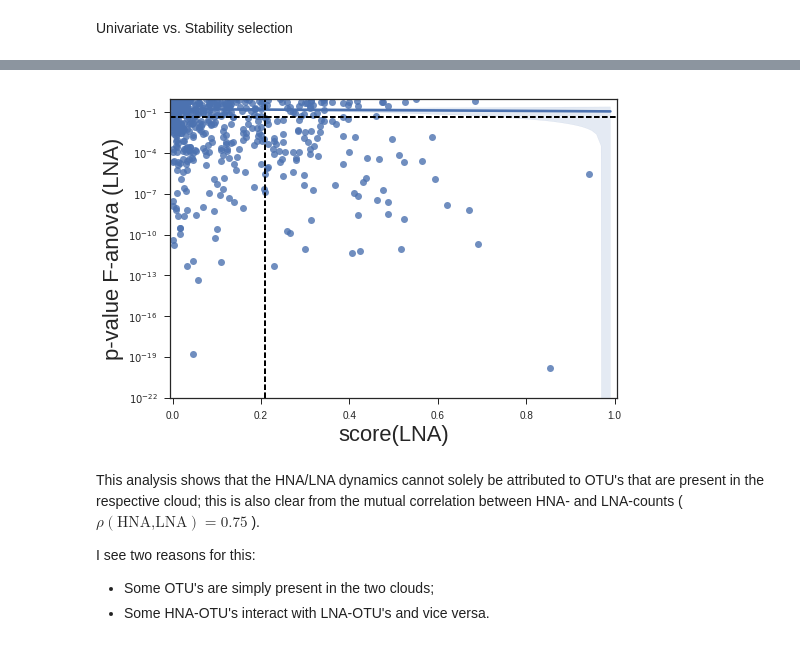
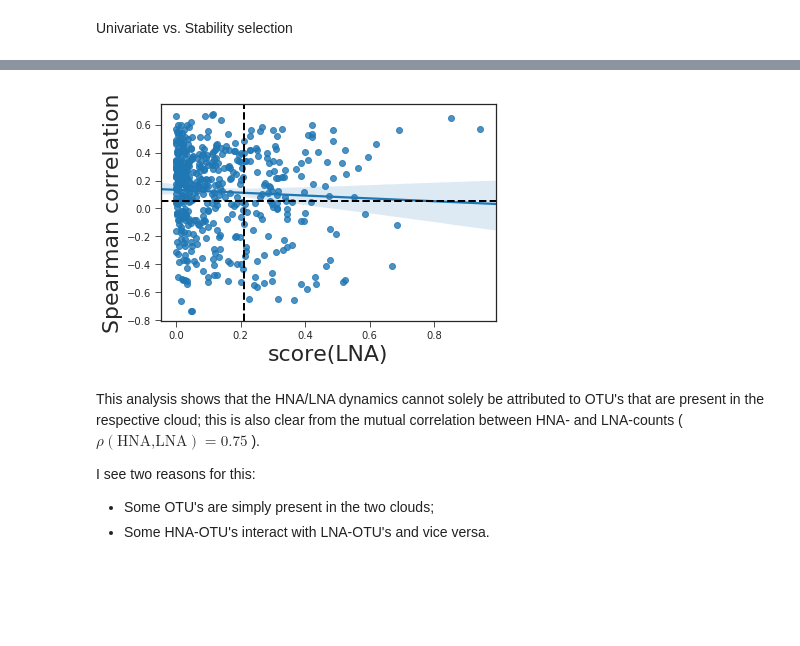
Before and after one commit to rprops/HNA_LNA_productivity, a Jupyter notebook: relative_analysis_5seq10.ipynb, the cells around one changed output, grey strips where cells are left out. Cells and saved outputs as stored; diff of their text form; code cells hidden in the pictures; blank space fills up the shorter version.

```diff
--- a/relative_analysis_5seq10.ipynb
+++ b/relative_analysis_5seq10.ipynb
@@ -103,9 +103,15 @@ Let's compare two methods:
 - (other methods can follow as well).
 # %%
 f_regr, f_regr_p = f_regression(data_stand.loc[:,otus],hna)
+r_spearman = np.zeros(len(otus))
+p_spearman = np.zeros(len(otus))
+for i in np.arange(0,len(otus)):
+    r_spearman[i], p_spearman[i] = spearmanr(data_stand.loc[:,otus[i]],hna, axis=0)
 uni_fs = pd.DataFrame(f_regr, index=otus, columns = ['f_regr'])
 uni_fs['p-value'] = f_regr_p
-uni_fs['mi'] = mutual_info_regression(data_stand.loc[:,otus],hna)
-uni_fs.sort_values(ascending=False,inplace=True, by='f_regr')
+uni_fs['r_spearman'] = r_spearman
+uni_fs['p_spearman'] = p_spearman
+#uni_fs['mi'] = mutual_info_regression(data_stand.loc[:,otus],hna)
+#uni_fs.sort_values(ascending=False,inplace=True, by='f_regr')
 display(uni_fs.head(10))
 # %% [output]
@@ -202,6 +232,8 @@ otu_scores = otu_scores.assign(abun_abs_mean = data_abs.loc[:,otus].mean())
 otu_scores = otu_scores.assign(abun_abs_CV = data_abs.loc[:,otus].std()/data_abs.loc[:,otus].mean())
 otu_scores =  otu_scores.assign(abun_rel_mean = data_rel.loc[:,otus].mean())
 otu_scores = otu_scores.assign(abun_rel_CV = data_rel.loc[:,otus].std()/data_rel.loc[:,otus].mean())
+otu_scores['r_spearman'] = uni_fs.loc[otu_scores.index,'r_spearman']
+otu_scores['p_spearman'] = uni_fs.loc[otu_scores.index,'p_spearman']
 otu_scores.to_csv('Final/hnascores_otus_5seq10_rel.csv')
 # %%
 otu_scores_selected = otu_scores[otu_scores.score.values>thr]
@@ -246,7 +278,15 @@ plt.show()
 f_regr_lna, f_regr_p_lna = f_regression(data_stand.loc[:,otus],lna)
 uni_fs_lna = pd.DataFrame(f_regr_lna, index=otus, columns = ['f_regr'])
 uni_fs_lna['p-value'] = f_regr_p_lna
-uni_fs_lna['mi'] = mutual_info_regression(data_stand.loc[:,otus],lna)
-uni_fs_lna.sort_values(ascending=False,inplace=True, by='f_regr')
+r_spearman = np.zeros(len(otus))
+p_spearman = np.zeros(len(otus))
+for i in np.arange(0,len(otus)):
+    r_spearman[i], p_spearman[i] = spearmanr(data_stand.loc[:,otus[i]],lna, axis=0)
+uni_fs_lna = pd.DataFrame(f_regr_lna, index=otus, columns = ['f_regr'])
+uni_fs_lna['p-value'] = f_regr_p
+uni_fs_lna['r_spearman'] = r_spearman
+uni_fs_lna['p_spearman'] = p_spearman
+#uni_fs_lna['mi'] = mutual_info_regression(data_stand.loc[:,otus],lna)
+#uni_fs_lna.sort_values(ascending=False,inplace=True, by='f_regr')
 display(uni_fs_lna.head(10))
 # %% [output]
@@ -320,7 +384,9 @@ otu_scores_lna = otu_scores_lna.assign(abun_abs_mean = data_abs.loc[:,otus].mean
 otu_scores_lna = otu_scores_lna.assign(abun_abs_CV = data_abs.loc[:,otus].std()/data_abs.loc[:,otus].mean())
 otu_scores_lna =  otu_scores_lna.assign(abun_rel_mean = data_rel.loc[:,otus].mean())
 otu_scores_lna = otu_scores_lna.assign(abun_rel_CV = data_rel.loc[:,otus].std()/data_rel.loc[:,otus].mean())
-otu_scores_lna.to_csv('Final/lnascores_otus_5seq10_rel.csv')
+otu_scores_lna['r_spearman'] = uni_fs_lna.loc[otu_scores.index,'r_spearman']
+otu_scores_lna['p_spearman'] = uni_fs_lna.loc[otu_scores.index,'p_spearman']
+otu_scores_lna.to_csv('Final/lnascores_otus_abun_5seq10_rel.csv')
 # %%
 otu_scores_selected_lna = otu_scores_lna[otu_scores_lna.score.values>thr_lna]
 selected_otus_lna = otu_scores_selected_lna.index
@@ -429,17 +495,17 @@ plt.show()
 # %%
 plt.figure()
-sns.regplot(x=otu_scores_lna.loc[:,'score'],y=uni_fs_lna.loc[otu_scores.index,'p-value'])
+sns.regplot(x=otu_scores_lna.loc[:,'score'],y=uni_fs_lna.loc[otu_scores.index,'r_spearman'])
 plt.xlabel('score(LNA)', size=22)
 plt.xticks(size=10)
-plt.ylabel('p-value F-anova (LNA)', size=22)
+plt.ylabel('Spearman correlation', size=22)
 plt.yticks(size=10)
-plt.yscale('log')
+#plt.yscale('log')
 plt.axhline(y=0.05, linewidth=2, linestyle='--', color = 'k')
 plt.axvline(x=thr_lna, linewidth=2, linestyle='--', color = 'k')
-plt.axis([-0.005,1.005,0.0000000000000000000001, 1])
+#plt.axis([-0.005,1.005,0.0000000000000000000001, 1])
 plt.show()
 # %% [output]
-[figure, old version]
+[figure, new version]
 # %% [markdown]
 This analysis shows that the HNA/LNA dynamics cannot solely be attributed to OTU's that are present in the respective cloud; this is also clear from the mutual correlation between HNA- and LNA-counts ( $\rho(\text{HNA,LNA}) = 0.75$ ).
 
```
Also changed, not shown: parts of 26 cells of this notebook, 8 other files.
